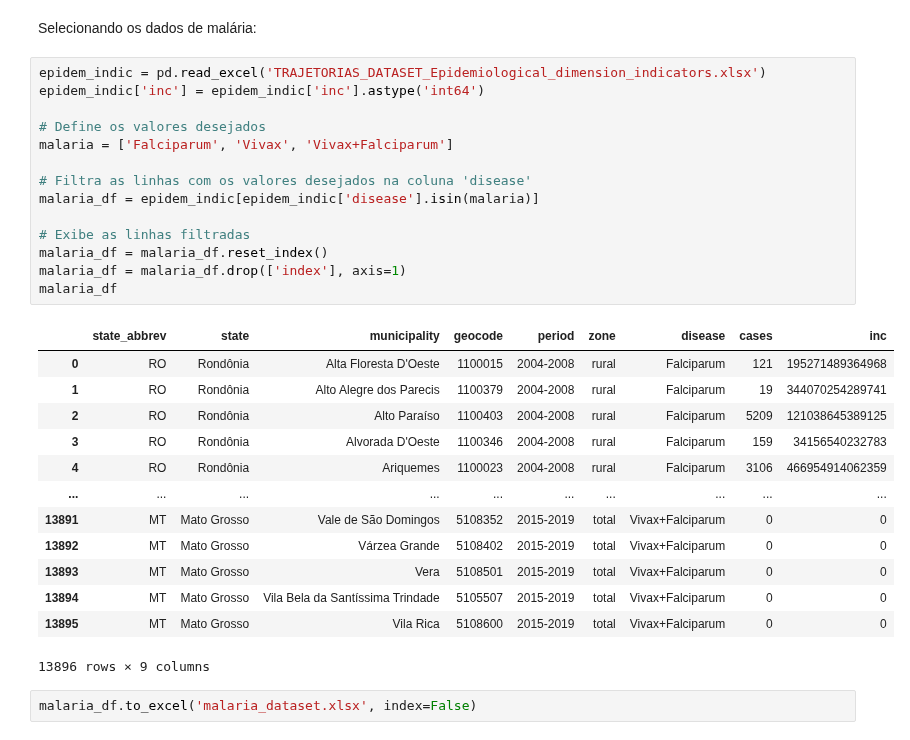
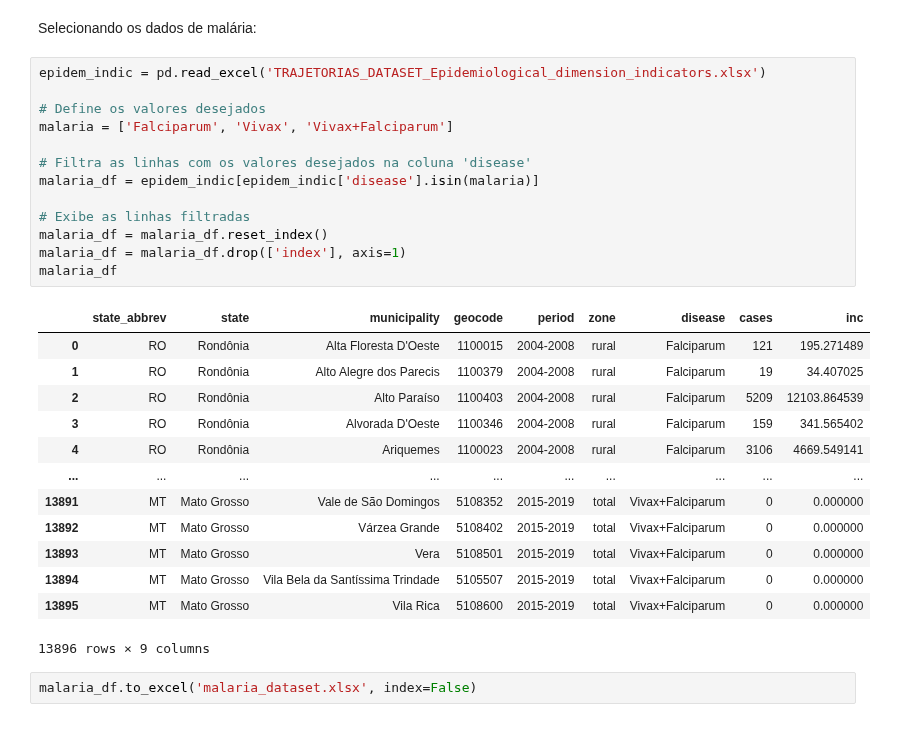
Before and after one commit to RaphaLevy/TCC, a Jupyter notebook: Dados-Projeto Trajetorias/Trata_Arquivos_de_Dados.ipynb, the cells around one changed output. Saved outputs shown, nothing was run; the diff lists cells and outputs as text.

```diff
--- a/Dados-Projeto Trajetorias/Trata_Arquivos_de_Dados.ipynb
+++ b/Dados-Projeto Trajetorias/Trata_Arquivos_de_Dados.ipynb
@@ -7,31 +7,30 @@ import openpyxl
 Selecionando os dados de malária:
 # %%
 epidem_indic = pd.read_excel('TRAJETORIAS_DATASET_Epidemiological_dimension_indicators.xlsx')
-epidem_indic['inc'] = epidem_indic['inc'].astype('int64')
 
 # Define os valores desejados
 malaria = ['Falciparum', 'Vivax', 'Vivax+Falciparum']
 
 # Filtra as linhas com os valores desejados na coluna 'disease'
 malaria_df = epidem_indic[epidem_indic['disease'].isin(malaria)]
 
 # Exibe as linhas filtradas
 malaria_df = malaria_df.reset_index()
 malaria_df = malaria_df.drop(['index'], axis=1)
 malaria_df
 # %% [output]
 |  | state_abbrev | state | municipality | geocode | period | zone | disease | cases | inc |
-| 0 | RO | Rondônia | Alta Floresta D'Oeste | 1100015 | 2004-2008 | rural | Falciparum | 121 | 195271489364968 |
-| 1 | RO | Rondônia | Alto Alegre dos Parecis | 1100379 | 2004-2008 | rural | Falciparum | 19 | 344070254289741 |
-| 2 | RO | Rondônia | Alto Paraíso | 1100403 | 2004-2008 | rural | Falciparum | 5209 | 121038645389125 |
-| 3 | RO | Rondônia | Alvorada D'Oeste | 1100346 | 2004-2008 | rural | Falciparum | 159 | 34156540232783 |
-| 4 | RO | Rondônia | Ariquemes | 1100023 | 2004-2008 | rural | Falciparum | 3106 | 466954914062359 |
+| 0 | RO | Rondônia | Alta Floresta D'Oeste | 1100015 | 2004-2008 | rural | Falciparum | 121 | 195.271489 |
+| 1 | RO | Rondônia | Alto Alegre dos Parecis | 1100379 | 2004-2008 | rural | Falciparum | 19 | 34.407025 |
+| 2 | RO | Rondônia | Alto Paraíso | 1100403 | 2004-2008 | rural | Falciparum | 5209 | 12103.864539 |
+| 3 | RO | Rondônia | Alvorada D'Oeste | 1100346 | 2004-2008 | rural | Falciparum | 159 | 341.565402 |
+| 4 | RO | Rondônia | Ariquemes | 1100023 | 2004-2008 | rural | Falciparum | 3106 | 4669.549141 |
 | ... | ... | ... | ... | ... | ... | ... | ... | ... | ... |
-| 13891 | MT | Mato Grosso | Vale de São Domingos | 5108352 | 2015-2019 | total | Vivax+Falciparum | 0 | 0 |
-| 13892 | MT | Mato Grosso | Várzea Grande | 5108402 | 2015-2019 | total | Vivax+Falciparum | 0 | 0 |
-| 13893 | MT | Mato Grosso | Vera | 5108501 | 2015-2019 | total | Vivax+Falciparum | 0 | 0 |
-| 13894 | MT | Mato Grosso | Vila Bela da Santíssima Trindade | 5105507 | 2015-2019 | total | Vivax+Falciparum | 0 | 0 |
-| 13895 | MT | Mato Grosso | Vila Rica | 5108600 | 2015-2019 | total | Vivax+Falciparum | 0 | 0 |
+| 13891 | MT | Mato Grosso | Vale de São Domingos | 5108352 | 2015-2019 | total | Vivax+Falciparum | 0 | 0.000000 |
+| 13892 | MT | Mato Grosso | Várzea Grande | 5108402 | 2015-2019 | total | Vivax+Falciparum | 0 | 0.000000 |
+| 13893 | MT | Mato Grosso | Vera | 5108501 | 2015-2019 | total | Vivax+Falciparum | 0 | 0.000000 |
+| 13894 | MT | Mato Grosso | Vila Bela da Santíssima Trindade | 5105507 | 2015-2019 | total | Vivax+Falciparum | 0 | 0.000000 |
+| 13895 | MT | Mato Grosso | Vila Rica | 5108600 | 2015-2019 | total | Vivax+Falciparum | 0 | 0.000000 |
 13896 rows × 9 columns
 # %%
 malaria_df.to_excel('malaria_dataset.xlsx', index=False)
```
Also changed, not shown: parts of 4 cells of this notebook.
